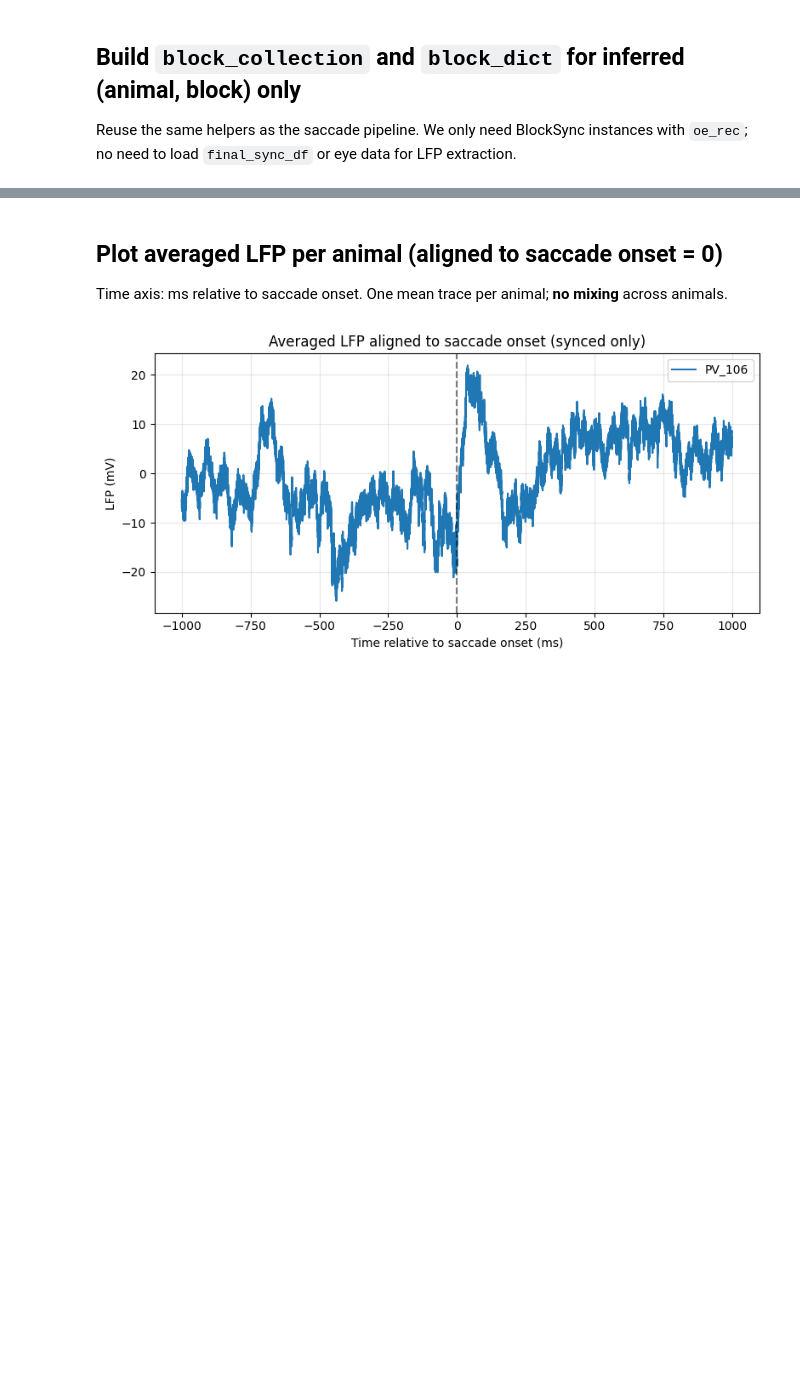
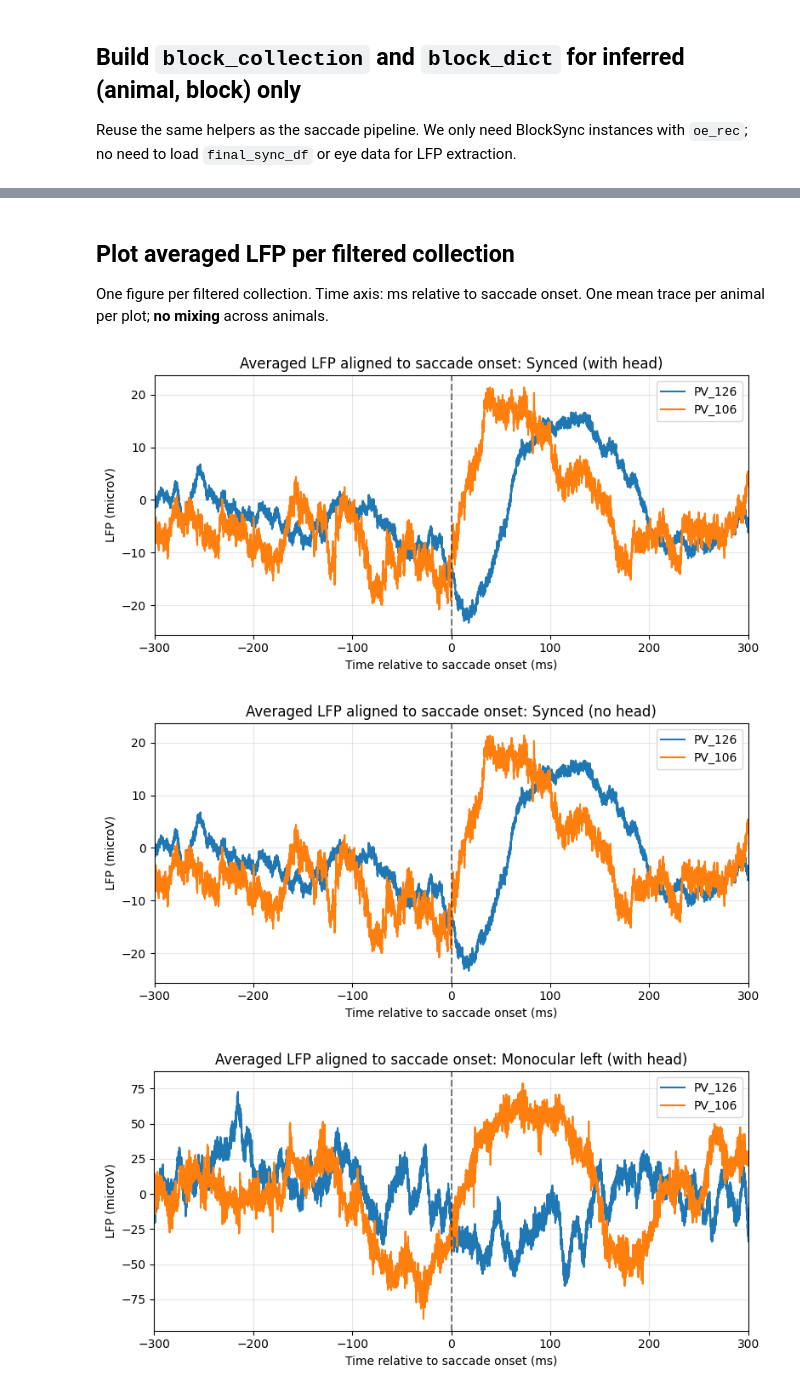
Before and after one commit to EvolutionaryNeuralCodingLab/PETS, a Jupyter notebook: src/eye_tracking_system_tools/analysis_pipelines/saccade_lfp_average_pipeline.ipynb, the cells around one changed output, grey strips where cells are left out. Saved outputs shown, nothing was run; the diff lists cells and outputs as text; code cells hidden in the pictures; blank space fills up the shorter version.

```diff
--- a/src/eye_tracking_system_tools/analysis_pipelines/saccade_lfp_average_pipeline.ipynb
+++ b/src/eye_tracking_system_tools/analysis_pipelines/saccade_lfp_average_pipeline.ipynb
@@ -188,18 +291,25 @@ PV_106: n=226 windows, mean trace length 40000
 # %% [markdown]
-## Plot averaged LFP per animal (aligned to saccade onset = 0)
+## Plot averaged LFP per filtered collection
 
-Time axis: ms relative to saccade onset. One mean trace per animal; **no mixing** across animals.
+One figure per filtered collection. Time axis: ms relative to saccade onset. One mean trace per animal per plot; **no mixing** across animals.
 # %%
-fig, ax = plt.subplots(figsize=(8, 4))
-for animal, (t_rel, lfp) in mean_lfp_per_animal.items():
-    ax.plot(t_rel, lfp, label=animal)
-ax.axvline(0, color="k", ls="--", alpha=0.5)
-ax.set_xlabel("Time relative to saccade onset (ms)")
-ax.set_ylabel("LFP (mV)")
-ax.set_title("Averaged LFP aligned to saccade onset (synced only)")
-ax.legend()
-ax.grid(True, alpha=0.3)
-fig.tight_layout()
-plt.show()
+for name, _ in filtered_collections:
+    mean_lfp_per_animal = mean_lfp_by_filter[name]
+    if not mean_lfp_per_animal:
+        continue
+    fig, ax = plt.subplots(figsize=(8, 4))
+    for animal, (t_rel, lfp) in mean_lfp_per_animal.items():
+        ax.plot(t_rel, lfp, label=animal)
+    ax.axvline(0, color="k", ls="--", alpha=0.5)
+    ax.set_xlabel("Time relative to saccade onset (ms)")
+    ax.set_ylabel("LFP (microV)")
+    ax.set_title(f"Averaged LFP aligned to saccade onset: {name}")
+    ax.legend()
+    ax.set_xlim(-half_window_ms, half_window_ms)
+    ax.grid(True, alpha=0.3)
+    fig.tight_layout()
+    plt.show()
 # %% [output]
-[figure, old version]
+[figure, new version]
+[figure, added]
+[figure, added]
```
Also changed, not shown: parts of 8 cells of this notebook, 6 other files.
